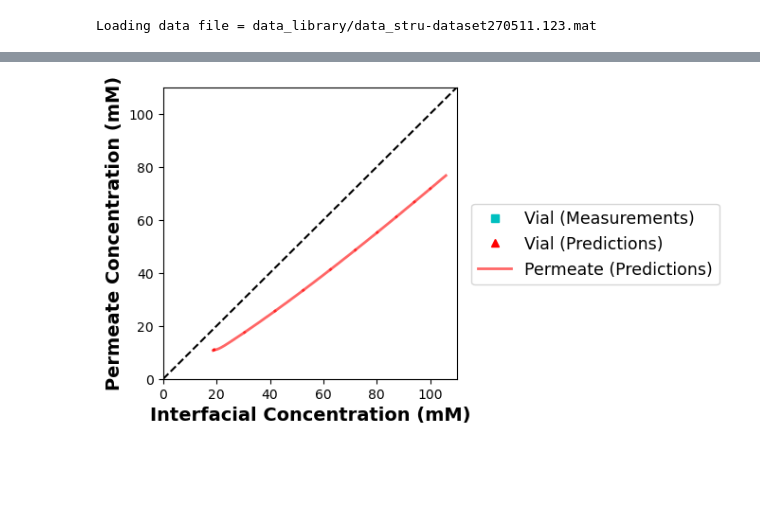
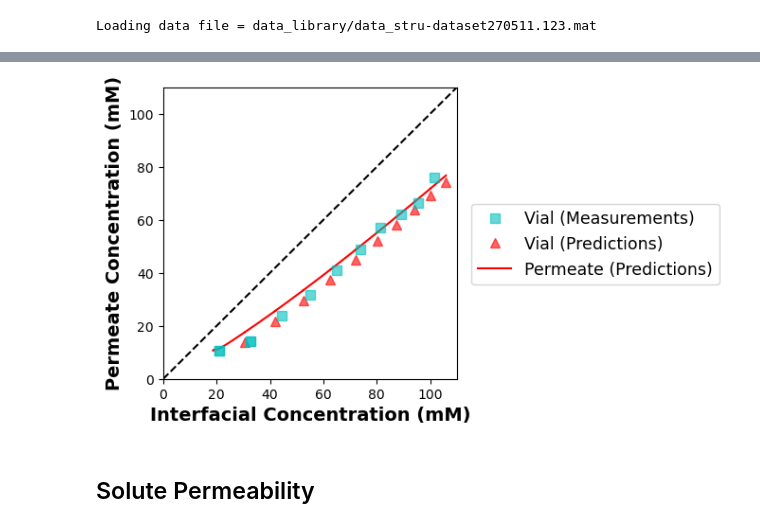
Before and after one commit to mollydougher/dynamic-diafiltration-pyomo, a Jupyter notebook: NAMS2025_figures.ipynb, the cells around one changed output, grey strips where cells are left out. Saved outputs shown, nothing was run; the diff lists cells and outputs as text; code cells hidden in the pictures; blank space fills up the shorter version.

```diff
--- a/NAMS2025_figures.ipynb
+++ b/NAMS2025_figures.ipynb
@@ -166,7 +229,7 @@ theta = {'Lp': 11,
   'beta_1': 0.01,
   'sigma': 1.0,
   'S0': 0}
-fit_stru170, sim_stru270, sim_inter270 = solve_model(data_stru270, mode, theta, sim_opt=False, B_form=1,LOUD=False)
+fit_stru270, sim_stru270, sim_inter270 = solve_model(data_stru270, mode, theta, sim_opt=False, B_form=1,LOUD=False)
 plot_sim_comparison(data_stru270,sim_stru270,stirc_mass=True,plot_pred=True,lg=True,LOUD=False)
 # %% [output]
 ###################################################################
@@ -196,3 +259,6 @@ diafiltration-pyomo/utility.py:319)
 [figure]
 [figure]
 [figure]
+# %%
+for i in range(data_stru270['data_config']['n']):
+    print(data_stru270['data_raw'][i]['time'])
@@ -266,48 +341,49 @@ mF
 # %%
 fig = plt.figure(figsize=(4,4))
 
-t_delay = float(data_stru270['data_raw'][0]['time'][0])
+t_delay = data_stru270['data_raw'][0]['time'][0]
 
 for i in range(data_stru270['data_config']['n']):
     if i != 0:
-        plt.plot(sim_stru270[i]["cIn"],sim_stru270[i]["cH"],'r-',linewidth=2,alpha=.6)
+        # plot permeate predictions
+        plt.plot(sim_stru270[i]["cIn"],sim_stru270[i]["cH"],'r-',linewidth=1.5)
 
-        # average_cv = np.average(sim_stru270[i]["cV"])
-        # print(average_cv)
+        # i=0,1,2 have no vial measurement
+        if i >= 3:
+            # plot vial predictions, last data entry per vial
+            plt.plot(sim_stru270[i]["cIn"][-1],sim_stru270[i]["cV"][-1],'r^',markersize=7,alpha=0.6)
 
+        # TODO: double check logic
         for sim_time in sim_stru270[i]["time"]:
             for exp_time in data_stru270["data_raw"][i]["time"]:
-                # if ((exp_time-t_delay)==round(sim_time,0)):
-                if (abs((exp_time-t_delay)-sim_time)<=0.8):
+                if ((exp_time-t_delay)==round(sim_time,0)):
+                # if (abs((exp_time-t_delay)-sim_time)<=0.8):
                     sim_index = sim_stru270[i]["time"].index(sim_time)
                     exp_index = data_stru270["data_raw"][i]["time"].index(exp_time)
-                    # plt.plot(sim_stru270[i]["cIn"][sim_index],data_stru270['data_raw'][i]['cV_avg'][exp_index],'cs',markersize=6)
-                    # plt.plot((sim_stru270[i]['cIn'][sim_index]),sim_stru270[i]['cV'][sim_index],'r^',markersize=6)
-                # time = data_stru270['data_raw'][i]['time']-t_delay
-                # index = ~np.isnan(data_stru270['data_raw'][i]['cV_avg'])
-                # t = [time[i] for i, val in enumerate(index) if val]
-        # f = interpolate.interp1d(sim_stru270[i]['cIn'],sim_stru270[i]['cV'], fill_value='extrapolate')
+                    plt.plot(sim_stru270[i]["cIn"][sim_index],data_stru270['data_raw'][i]['cV_avg'][exp_index],'cs',markersize=7, alpha=0.6)
 
-                    # plt.plot(sim_stru270[i]["cIn"][sim_index],average_cv,'r^',markersize=6)
+        # i=0,1,2 have no vial measurement
+        # if i >= 3:
+        # if cV_exp_values[i] != 0:
+        #     # vial measurements, last data entry per vial
+        #     plt.plot(sim_stru270[i]["cIn"][-1], cV_exp_values[i],'cs',markersize=7, alpha=0.6)
 
-                    # print(sim_stru270[i]["cIn"][sim_index])
-                    # f = interpolate.interp1d(sim_stru270[i]['cIn'],sim_stru270[i]['cV'], fill_value='extrapolate')
-                    # print(f"{f(sim_stru270[i]['cIn'][sim_index])}")
-                    # plt.plot(sim_stru270[i]["cIn"][sim_index],sim_stru270[i]["cV"][sim_index],'r^',markersize=6)
 
 plt.plot([0,110],[0,110],'k--')
 
 plt.xlabel('Interfacial Concentration (mM)',fontsize=14,fontweight='bold')
 plt.ylabel('Permeate Concentration (mM)',fontsize=14,fontweight='bold')
 
 # ghost point for legend
-plt.plot([],[],'cs',markersize=6,label='Vial (Measurements)')
-plt.plot([],[],'r^',markersize=6,label='Vial (Predictions)')
-plt.plot([],[],'r-',linewidth=2,alpha=.6,label='Permeate (Predictions)')
+plt.plot([],[],'cs',markersize=7,label='Vial (Measurements)',alpha=0.6)
+plt.plot([],[],'r^',markersize=7,label='Vial (Predictions)',alpha=0.6)
+plt.plot([],[],'r-',linewidth=1.5,label='Permeate (Predictions)')
 plt.legend(fontsize=12.5,loc='best',bbox_to_anchor=(1.05, 0.6),borderaxespad=0)
 plt.xlim(left=0,right=110)
 plt.ylim(bottom=0,top=110)
 
 plt.show()
 # %% [output]
-[figure, old version]
+[figure, new version]
+# %% [markdown]
+## Solute Permeability
```
Also changed, not shown: parts of 25 cells of this notebook.
